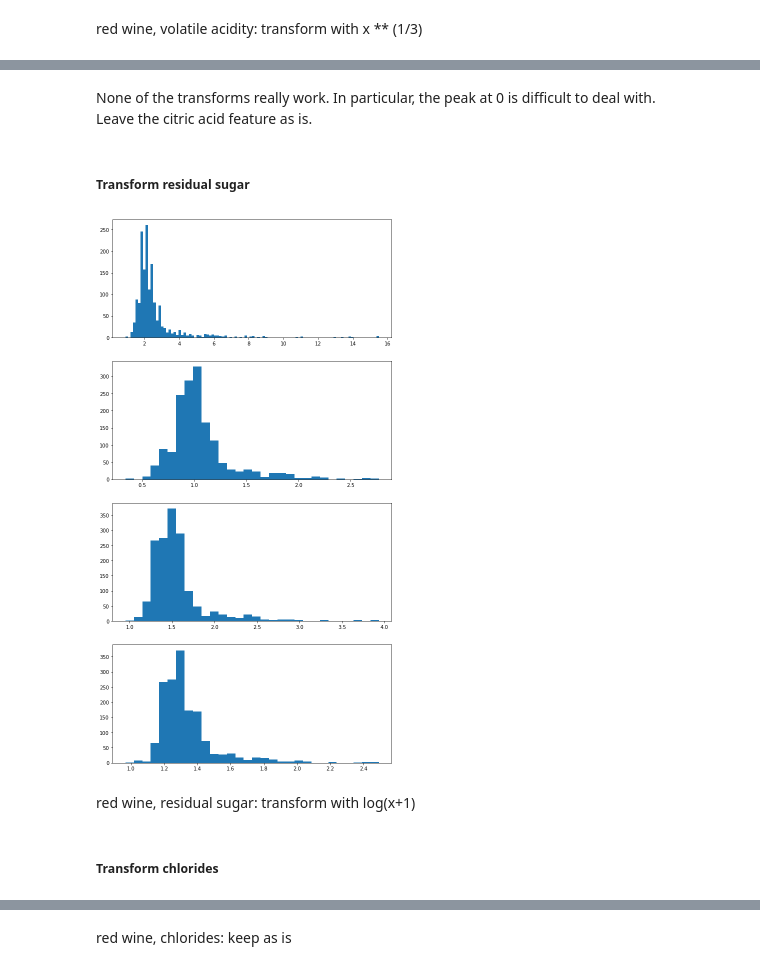
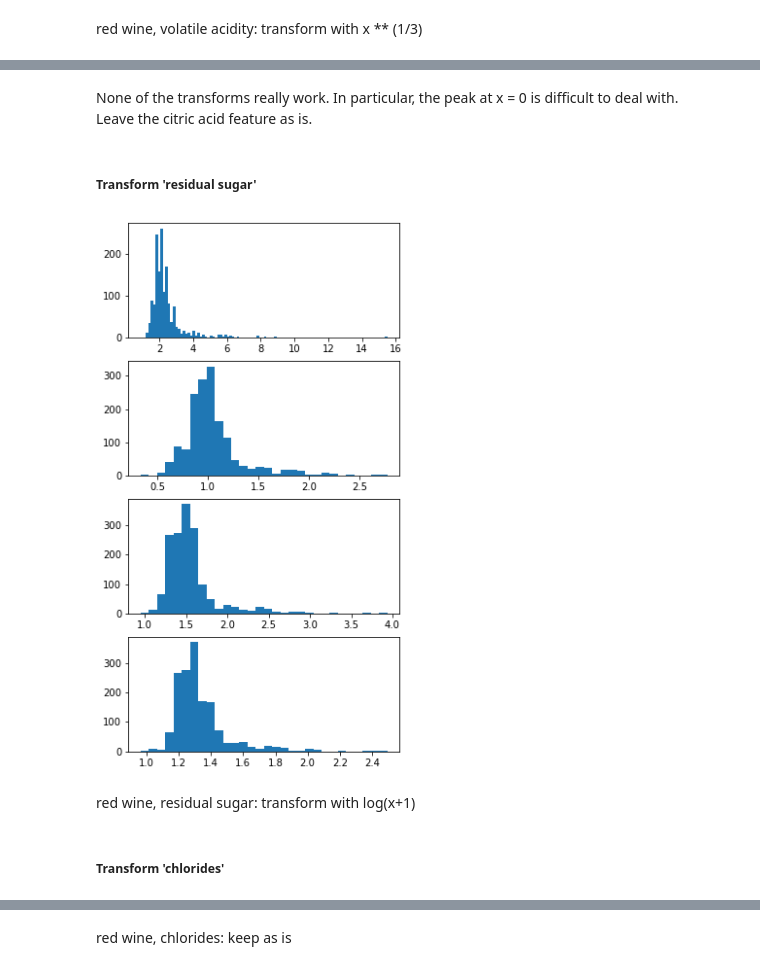
Before and after one commit to kyungoh22/wine_analysis, a Jupyter notebook: ML-Classification/wine_classification_data_wrangling.ipynb, the cells around one changed output, grey strips where cells are left out. Drawn from its saved outputs; the diff is of its cells as text; code cells hidden in the pictures.

```diff
--- a/wine_classification_data_wrangling.ipynb
+++ b/ML-Classification/wine_classification_data_wrangling.ipynb
@@ -483,31 +520,31 @@ plt.show()
 # %% [markdown]
-None of the transforms really work. In particular, the peak at 0 is difficult to deal with. <br>
+None of the transforms really work. In particular, the peak at x = 0 is difficult to deal with. <br>
 Leave the citric acid feature as is.
 # %% [markdown]
-<h5> Transform residual sugar </h5>
+<h5> Transform 'residual sugar' </h5>
 # %%
 red_residual_sugar = red_wine['residual sugar'].to_numpy()
 
 t1 = np.log(red_residual_sugar +0.5)         # transform using log
 t2 = np.sqrt(red_residual_sugar)            # transform using sqrt
 
 power_degree = [(1/3) for i in range (len(red_residual_sugar))]
 
 t3 = np.power(red_residual_sugar, power_degree)
 
-fig, ax = plt.subplots(4,1, figsize = (10, 20))
+fig, ax = plt.subplots(4,1, figsize = (5, 10))
 ax[0].hist(red_residual_sugar, bins = 100)          # Plot original
 ax[1].hist(t1, bins = 30)                           # Plot t1
 ax[2].hist(t2, bins = 30)                           # Plot t2
 ax[3].hist(t3, bins = 30)                           # Plot t3
 
 plt.show()
 # %% [output]
-[figure, old version]
+[figure, new version]
 # %% [markdown]
 red wine, residual sugar: transform with log(x+1)
 # %% [markdown]
-<h5> Transform chlorides </h5>
+<h5> Transform 'chlorides' </h5>
 # %%
 red_chlorides = red_wine['chlorides'].to_numpy()
 
```
Also changed, not shown: parts of 49 cells of this notebook, 12 other files.
